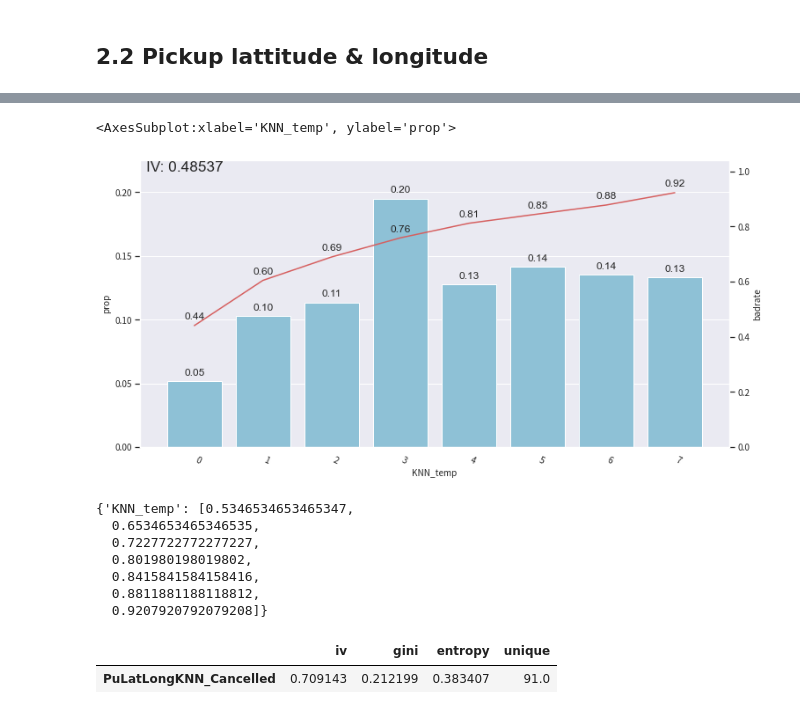
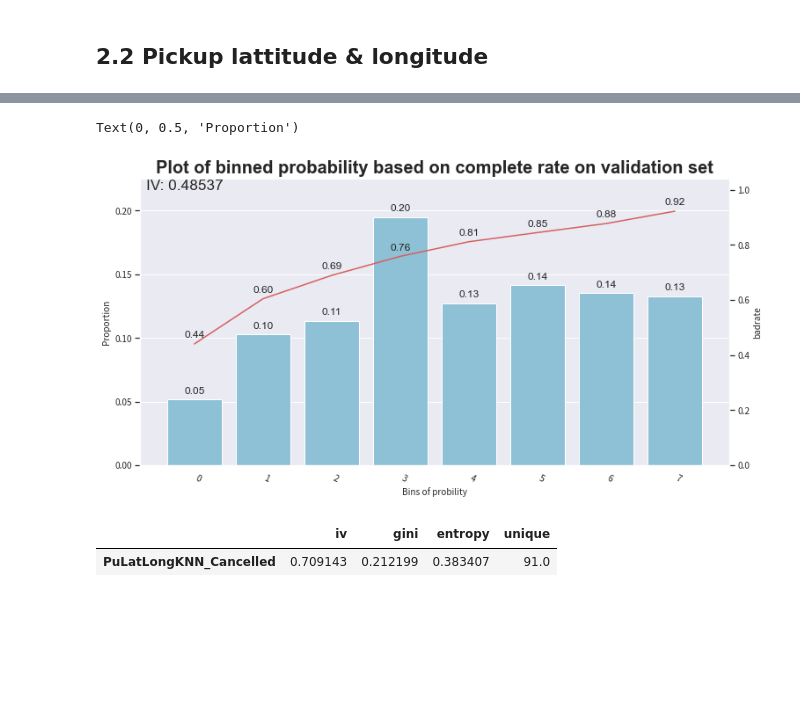
Before and after one commit to xhua0336/Taxi_booking_analysis, a Jupyter notebook: Feature+model.ipynb, the cells around one changed output, grey strips where cells are left out. Saved outputs shown, nothing was run; the diff lists cells and outputs as text; code cells hidden in the pictures; blank space fills up the shorter version.

```diff
--- a/Feature+model.ipynb
+++ b/Feature+model.ipynb
@@ -195,19 +216,13 @@ bin_plot(c.transform(data[[col,'target_2cls_Completed']], labels=False), x=col,
 # %%
 validation['KNN_temp'] = knn.predict_proba(validation[['PuLat','PuLong']])[:,1]
-bin_plot(c.transform(validation[[col,'target_2cls_Completed']], labels=False), x=col, target='target_2cls_Completed')
+ax=bin_plot(c.transform(validation[[col,'target_2cls_Completed']], labels=False), x=col, target='target_2cls_Completed')
+ax.set_title("Plot of binned probability based on complete rate on validation set",fontweight='bold',fontsize=20)
+ax.set_xlabel("Bins of probility")
+ax.set_ylabel("Proportion")
+#check on validation set also
 # %% [output]
-<AxesSubplot:xlabel='KNN_temp', ylabel='prop'>
+Text(0, 0.5, 'Proportion')
-[figure, old version]
+[figure, new version]
-# %%
-c.export()
-# %% [output]
-{'KNN_temp': [0.5346534653465347,
-  0.6534653465346535,
-  0.7227722772277227,
-  0.801980198019802,
-  0.8415841584158416,
-  0.8811881188118812,
-  0.9207920792079208]}
 # %%
 def PuLatLongKNN(data, test):
     data = data.copy()
```
Also changed, not shown: parts of 79 cells of this notebook.
